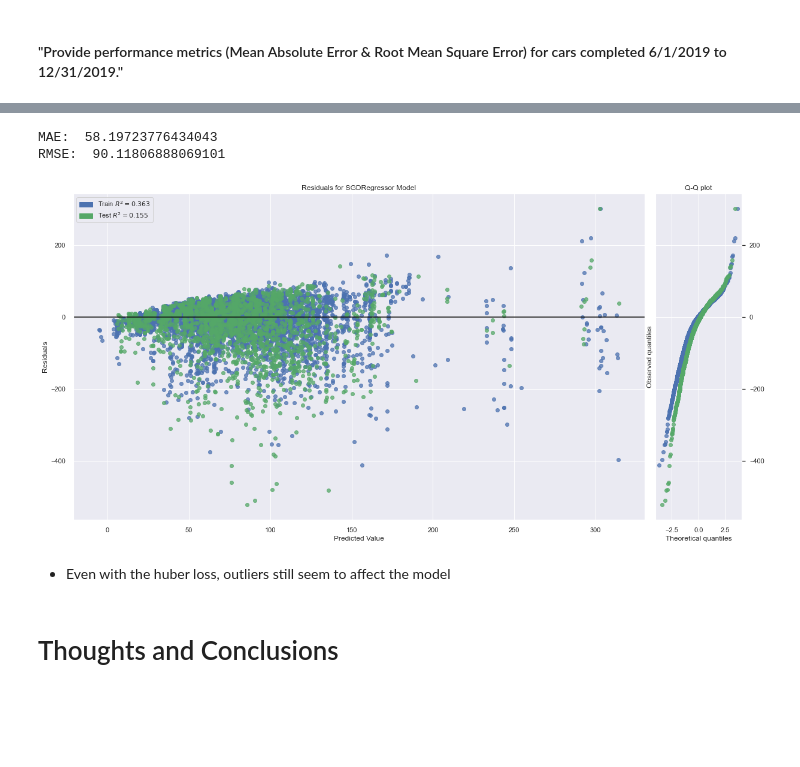
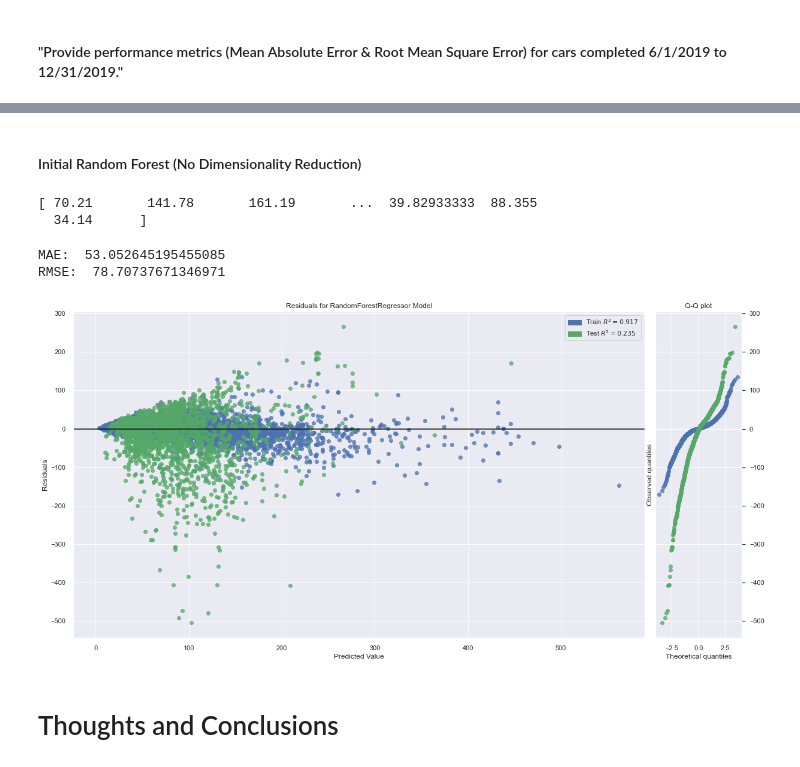
Before and after one commit to londonkasper/MLP04, a Jupyter notebook: PA04.ipynb, the cells around one changed output, grey strips where cells are left out. Saved outputs shown, nothing was run; the diff lists cells and outputs as text; code cells hidden in the pictures; blank space fills up the shorter version.

```diff
--- a/PA04.ipynb
+++ b/PA04.ipynb
@@ -355,5 +310,3 @@ ax = sns.boxplot(x = "CommodityID", y = "CycleTime", data = trainingData).set(xt
-# %%
-rawData['LogCycleTime'] = np.log(rawData['CycleTime']+1)
 # %%
 rawData['DayOfWeek'] = rawData['ArrivalDate'].dt.day_name()
 dummyData = pd.get_dummies(rawData,prefix=['ShopID', 'CarModelID','CommodityID','DayOfWeek'],
@@ -371,11 +324,9 @@ memory usage: 2.3 MB
 # %%
-X = trainDF
-X = X.drop(['CycleTime'],axis=1)
-X = X.drop(['DateCompleted'],axis=1)
-X = X.drop(['ArrivalDate'],axis=1)
-X = X.drop(['LogCycleTime'],axis=1)
-y = trainDF['CycleTime'].copy()
-#y = trainDF['LogCycleTime'].copy()
+X_train = trainDF
+X_train = X_train.drop(['CycleTime'],axis=1)
+X_train = X_train.drop(['DateCompleted'],axis=1)
+X_train = X_train.drop(['ArrivalDate'],axis=1)
+y_train = trainDF['CycleTime'].copy()
 cv = RepeatedKFold(n_splits=10, n_repeats=3, random_state=1)
 #interaction = PolynomialFeatures(include_bias=False, interaction_only=True)
 #X_inter = interaction.fit_transform(X)
@@ -407,0 +335,3 @@ l1_ratio_: 0.500000
+# %%
+forest_reg = RandomForestRegressor()
+forest_reg.fit(X_train, y_train)
@@ -496,17 +351,29 @@ SGDModel.fit(X, y);
-# %%
-SGDYhat = SGDModel.predict(testX)
-SGDMAE = metrics.mean_absolute_error(testY, SGDYhat)
-SGDMSE = metrics.mean_squared_error(testY, SGDYhat)
-SGDRMSE = np.sqrt(SGDMSE)
-print("MAE: ", SGDMAE)
-print("RMSE: ", SGDRMSE)
-visualizer = residuals_plot(SGDRegressor(), X, y, testX, testY, qqplot = True, hist = False)
-# %% [output]
-MAE:  58.19723776434043
-RMSE:  90.11806888069101
-[figure, removed]
-# %% [markdown]
-- Even with the huber loss, outliers still seem to affect the model
+# %%
+testDF = dummyData[(dummyData['DateCompleted'] >= pd.to_datetime("2019-06-01")) & (dummyData['DateCompleted'] <= pd.to_datetime("2019-12-31"))].copy()
+X_test = testDF
+X_test = X_test.drop(['CycleTime'],axis=1)
+X_test = X_test.drop(['DateCompleted'],axis=1)
+X_test = X_test.drop(['ArrivalDate'],axis=1)
+y_test = testDF['CycleTime'].copy()
+# %% [markdown]
+#### Initial Random Forest (No Dimensionality Reduction)
+# %%
+print(forestYHat)
+# %% [output]
+[ 70.21       141.78       161.19       ...  39.82933333  88.355
+  34.14      ]
+# %%
+forestYHat = forest_reg.predict(X_test)
+forestMAE = metrics.mean_absolute_error(y_test, forestYHat)
+forestMSE = metrics.mean_squared_error(y_test, forestYHat)
+forestRMSE = np.sqrt(forestMSE)
+print("MAE: ", forestMAE)
+print("RMSE: ", forestRMSE)
+visualizer = residuals_plot(RandomForestRegressor(), X_train, y_train, X_test, y_test, qqplot = True, hist = False)
+# %% [output]
+MAE:  53.052645195455085
+RMSE:  78.70737671346971
+[figure, added]
 # %% [markdown]
 # Thoughts and Conclusions
 # %% [markdown]
```
Also changed, not shown: parts of 57 cells of this notebook.
